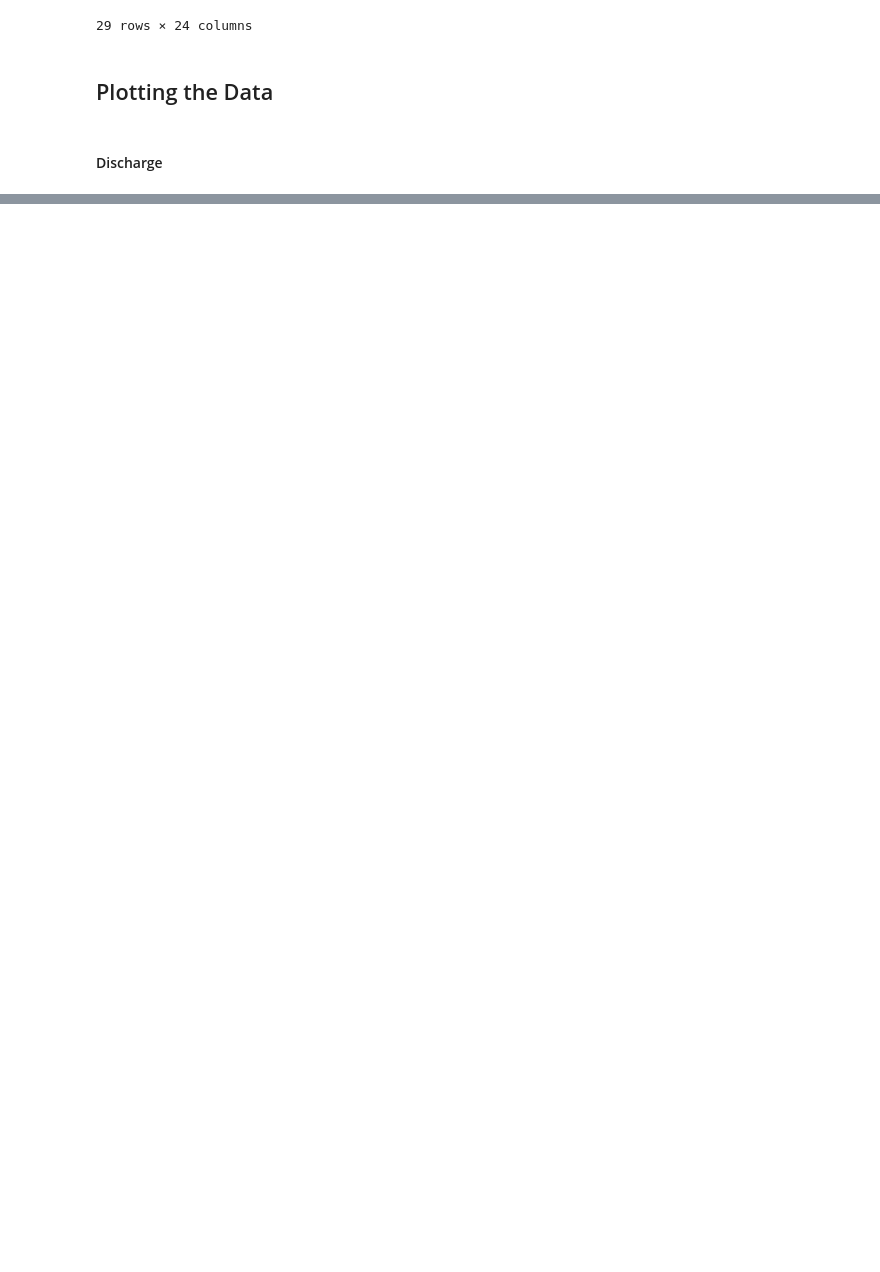
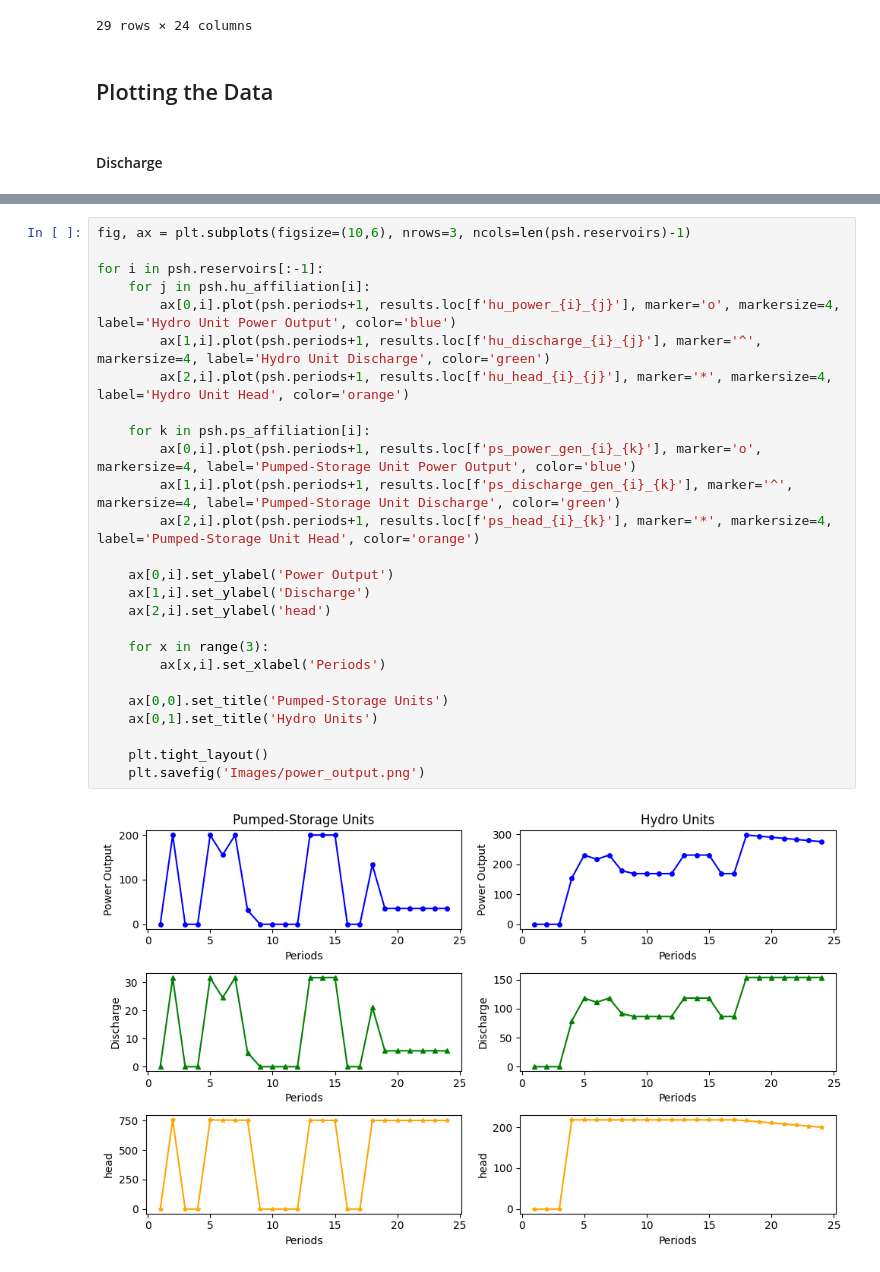
Before and after one commit to FredericWeiss/Seminar-Thesis, a Jupyter notebook: psh.ipynb, the cells around one changed output, grey strips where cells are left out. Drawn from its saved outputs; the diff is of its cells as text; blank space fills up the shorter version.

```diff
--- a/psh.ipynb
+++ b/psh.ipynb
@@ -802,3 +709,31 @@ plt.tight_layout()
+# %%
+fig, ax = plt.subplots(figsize=(10,6), nrows=3, ncols=len(psh.reservoirs)-1)
+
+for i in psh.reservoirs[:-1]:
+    for j in psh.hu_affiliation[i]:
+        ax[0,i].plot(psh.periods+1, results.loc[f'hu_power_{i}_{j}'], marker='o', markersize=4, label='Hydro Unit Power Output', color='blue')
+        ax[1,i].plot(psh.periods+1, results.loc[f'hu_discharge_{i}_{j}'], marker='^', markersize=4, label='Hydro Unit Discharge', color='green')
+        ax[2,i].plot(psh.periods+1, results.loc[f'hu_head_{i}_{j}'], marker='*', markersize=4, label='Hydro Unit Head', color='orange')
+
+    for k in psh.ps_affiliation[i]:
+        ax[0,i].plot(psh.periods+1, results.loc[f'ps_power_gen_{i}_{k}'], marker='o', markersize=4, label='Pumped-Storage Unit Power Output', color='blue')
+        ax[1,i].plot(psh.periods+1, results.loc[f'ps_discharge_gen_{i}_{k}'], marker='^', markersize=4, label='Pumped-Storage Unit Discharge', color='green')
+        ax[2,i].plot(psh.periods+1, results.loc[f'ps_head_{i}_{k}'], marker='*', markersize=4, label='Pumped-Storage Unit Head', color='orange')
+
+    ax[0,i].set_ylabel('Power Output')
+    ax[1,i].set_ylabel('Discharge')
+    ax[2,i].set_ylabel('head')
+
+    for x in range(3):
+        ax[x,i].set_xlabel('Periods')
+
+    ax[0,0].set_title('Pumped-Storage Units')
+    ax[0,1].set_title('Hydro Units')
+
+    plt.tight_layout()
+    plt.savefig('Images/power_output.png')
+# %% [output]
+[figure, added]
 # %%
 fig, ax = plt.subplots(figsize=(5,5))
 
```
Also changed, not shown: parts of 22 cells of this notebook, 3 other files.
